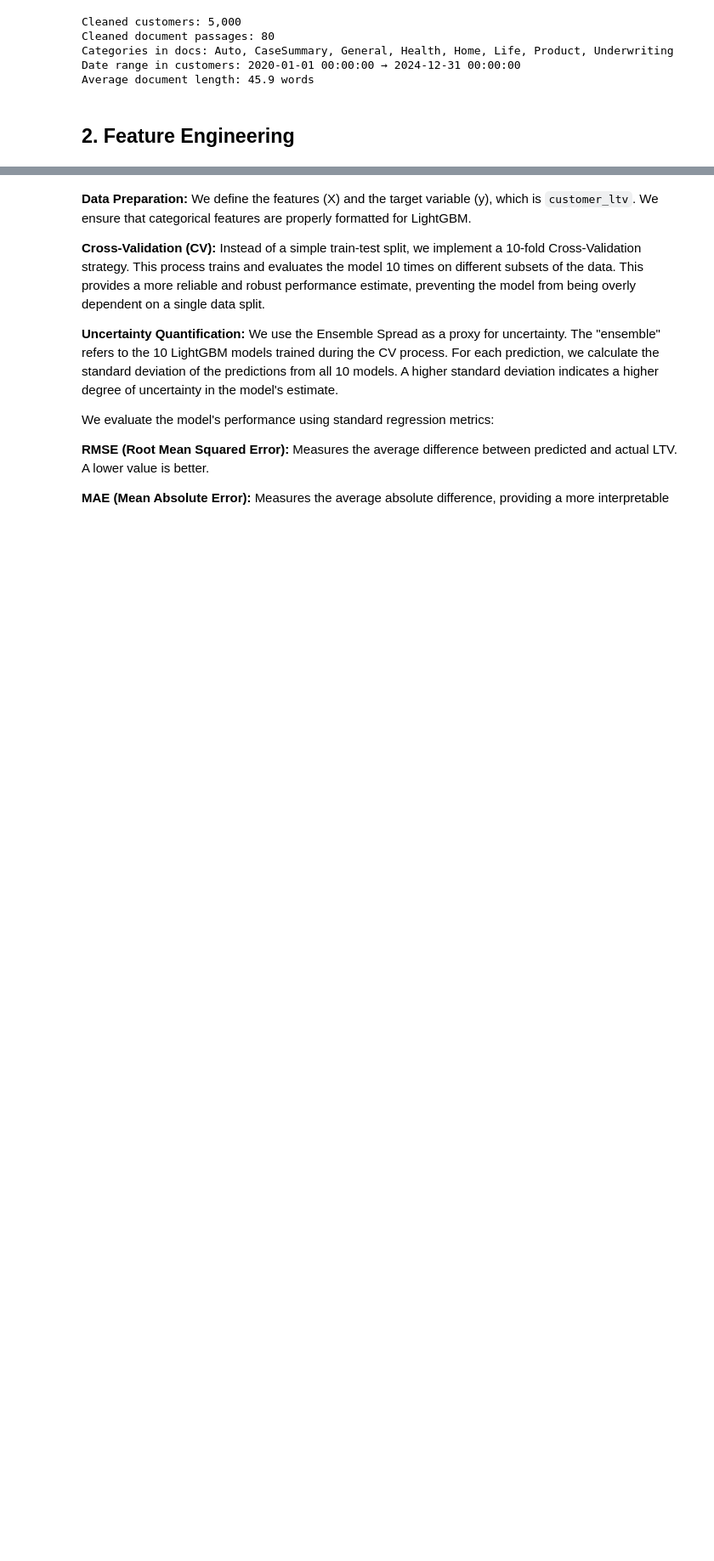
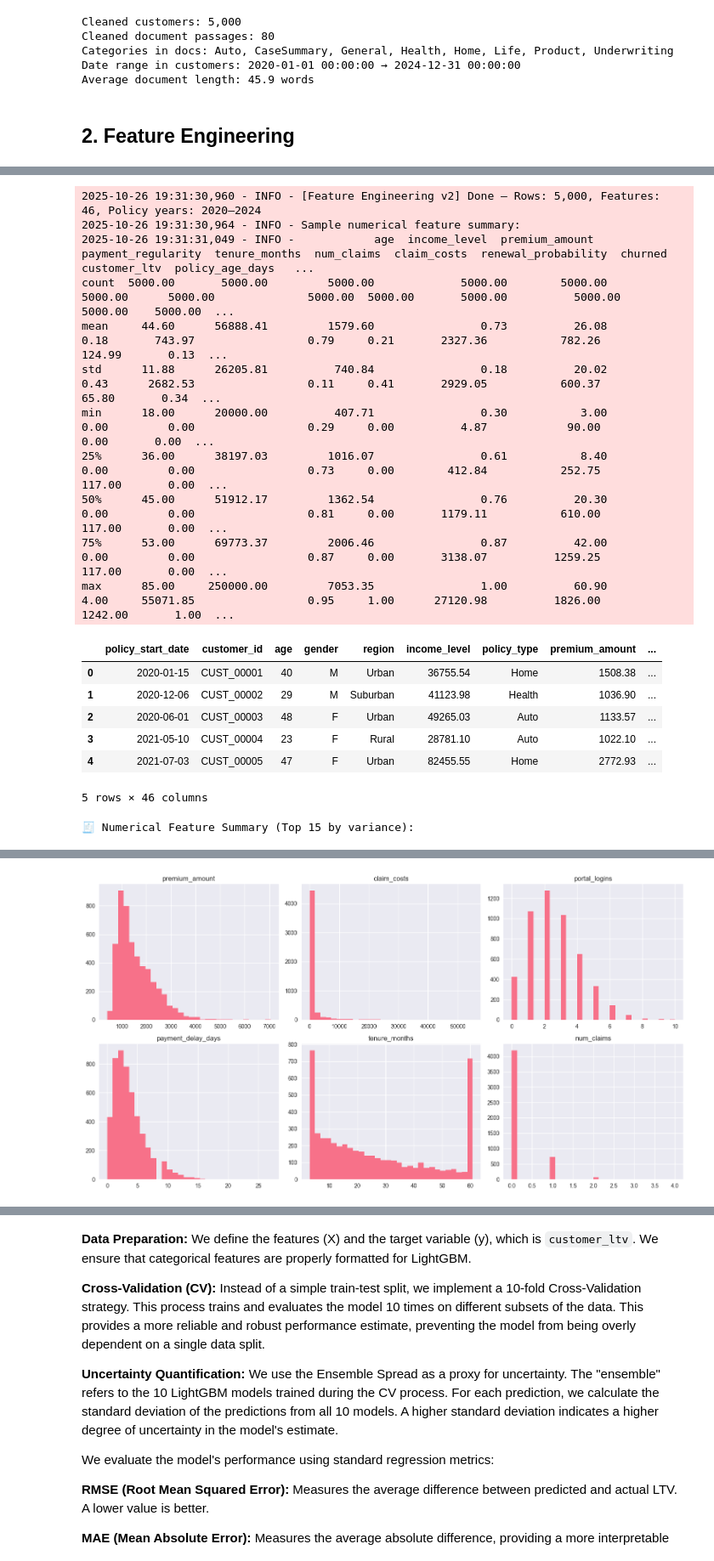
Before and after one commit to ghsaberr/agentic-customer-lifetime-value-prediction, a Jupyter notebook: agentic-customer-lifetime-value-prediction.ipynb, the cells around one changed output, grey strips where cells are left out. Shown at 85% size. Saved outputs shown, nothing was run; the diff lists cells and outputs as text; code cells hidden in the pictures; blank space fills up the shorter version.

```diff
--- a/agentic-customer-lifetime-value-prediction.ipynb
+++ b/agentic-customer-lifetime-value-prediction.ipynb
@@ -1036,6 +1038,8 @@ Average document length: 45.9 words
 # %% [markdown]
 ## 2. Feature Engineering
 # %%
+import logging
+import random
 from typing import Optional
 
 # --- Logging setup ---
@@ -1140,15 +1144,21 @@ def engineer_features_v2(
             size=len(df),
         )
 
-    # --- Rolling aggregates (safe version) ---
+    # --- Rolling aggregates ---
     def rolling_time_agg_safe(df_in, id_col, date_col, value_col):
         out_frames = []
         for cid, group in df_in.sort_values([id_col, date_col]).groupby(id_col):
             g = group.set_index(date_col).sort_index()
+
+            # Fixed-day windows instead of "M" months
             for window in [3, 6, 12]:
-                g[f"{value_col}_roll_mean_{window}m"] = g[value_col].rolling(f"{window}M", min_periods=1).mean()
+                g[f"{value_col}_roll_mean_{window}m"] = (
+                    g[value_col].rolling(window=f"{window*30}D", min_periods=1).mean()
+                )
             out_frames.append(g.reset_index())
+
         return pd.concat(out_frames, ignore_index=True)
+
 
     df = rolling_time_agg_safe(df, "customer_id", "policy_start_date", "premium_amount")
     df = rolling_time_agg_safe(df, "customer_id", "policy_start_date", "claim_costs")
@@ -1175,7 +1185,7 @@ def engineer_features_v2(
 
     if verbose:
         logger.info(
-            f"[Feature Engineering v3_fixed] ✅ Done — Rows: {len(df):,}, "
+            f"[Feature Engineering v2] Done — Rows: {len(df):,}, "
             f"Features: {len(df.columns)}, "
             f"Policy years: {df['policy_year'].min()}–{df['policy_year'].max()}"
         )
@@ -1242,0 +1199,47 @@ def engineer_features_v2(
+# %%
+# --- Test cell: Apply engineered features & summarize results ---
+
+engineered_df = engineer_features_v2(customers_df, random_state=42)
+
+display(engineered_df.head(5))
+
+# --- Quick numerical summary ---
+num_cols = engineered_df.select_dtypes(include=np.number).columns
+summary = engineered_df[num_cols].describe(percentiles=[0.25, 0.5, 0.75]).T
+summary["missing_%"] = engineered_df[num_cols].isna().mean() * 100
+
+print("\n🧾 Numerical Feature Summary (Top 15 by variance):")
+display(summary.sort_values("std", ascending=False).head(15))
+
+# --- Distribution visual check ---
+import matplotlib.pyplot as plt
+
+fig, axes = plt.subplots(2, 3, figsize=(15, 8))
+axes = axes.flatten()
+cols_to_plot = ["premium_amount", "claim_costs", "portal_logins", "payment_delay_days", "tenure_months", "num_claims"]
+
+for ax, col in zip(axes, cols_to_plot):
+    engineered_df[col].hist(bins=30, ax=ax)
+    ax.set_title(col)
+plt.tight_layout()
+plt.show()
+# %% [output]
+2025-10-26 19:31:30,960 - INFO - [Feature Engineering v2] Done — Rows: 5,000, Features: 46, Policy years: 2020–2024
+2025-10-26 19:31:30,964 - INFO - Sample numerical feature summary:
+2025-10-26 19:31:31,049 - INFO -            age  income_level  premium_amount  payment_regularity  tenure_months  num_claims  claim_costs  renewal_probability  churned  customer_ltv  policy_age_days   ...
+count  5000.00       5000.00         5000.00             5000.00        5000.00     5000.00      5000.00              5000.00  5000.00       5000.00          5000.00                5000.00    5000.00  ...
+mean     44.60      56888.41         1579.60                0.73          26.08        0.18       743.97                 0.79     0.21       2327.36           782.26                 124.99       0.13  ...
+std      11.88      26205.81          740.84                0.18          20.02        0.43      2682.53                 0.11     0.41       2929.05           600.37                  65.80       0.34  ...
+min      18.00      20000.00          407.71                0.30           3.00        0.00         0.00                 0.29     0.00          4.87            90.00                   0.00       0.00  ...
+25%      36.00      38197.03         1016.07                0.61           8.40        0.00         0.00                 0.73     0.00        412.84           252.75                 117.00       0.00  ...
+50%      45.00      51912.17         1362.54                0.76          20.30        0.00         0.00                 0.81     0.00       1179.11           610.00                 117.00       0.00  ...
+75%      53.00      69773.37         2006.46                0.87          42.00        0.00         0.00                 0.87     0.00       3138.07          1259.25                 117.00       0.00  ...
+max      85.00     250000.00         7053.35                1.00          60.90        4.00     55071.85                 0.95     1.00      27120.98          1826.00                1242.00       1.00  ...
+|  | policy_start_date | customer_id | age | gender | region | income_level | policy_type | premium_amount | ... |
+| 0 | 2020-01-15 | CUST_00001 | 40 | M | Urban | 36755.54 | Home | 1508.38 | ... |
+| 1 | 2020-12-06 | CUST_00002 | 29 | M | Suburban | 41123.98 | Health | 1036.90 | ... |
+| 2 | 2020-06-01 | CUST_00003 | 48 | F | Urban | 49265.03 | Auto | 1133.57 | ... |
+| 3 | 2021-05-10 | CUST_00004 | 23 | F | Rural | 28781.10 | Auto | 1022.10 | ... |
+| 4 | 2021-07-03 | CUST_00005 | 47 | F | Urban | 82455.55 | Home | 2772.93 | ... |
+5 rows × 46 columns
+🧾 Numerical Feature Summary (Top 15 by variance):
@@ -1243,3 +1262,4 @@ def engineer_features_v2(
+[figure, added]
 # %% [markdown]
 ## 3. Model Development & Agent Design (Hybrid approach)
 ### 3.1. Part A - Tabular LTV Model
```
Also changed, not shown: parts of 6 cells of this notebook, 1 other file.
